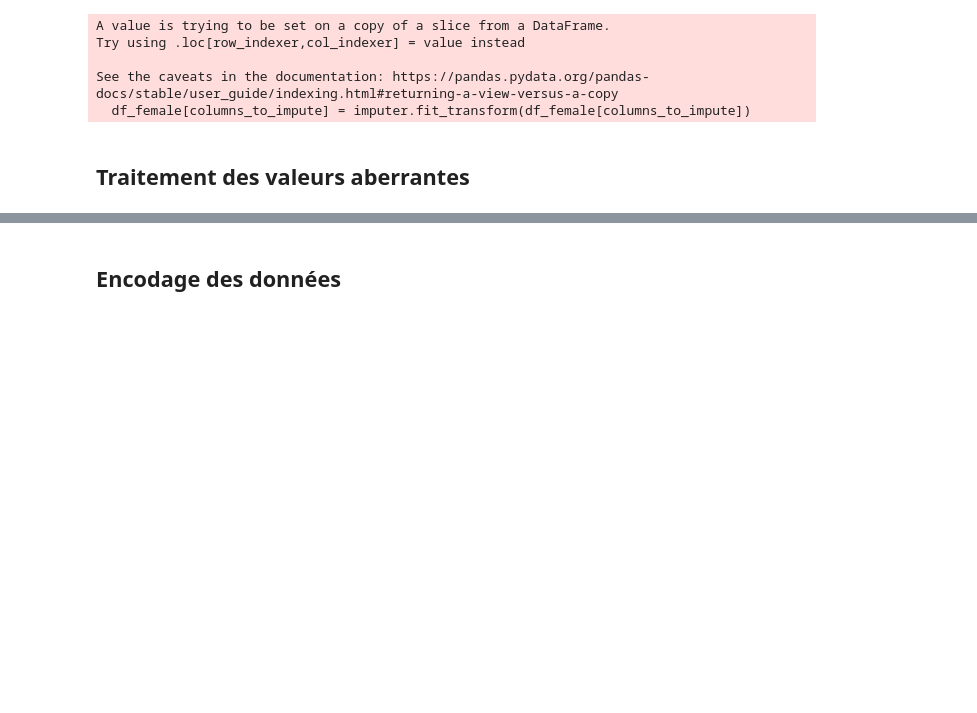
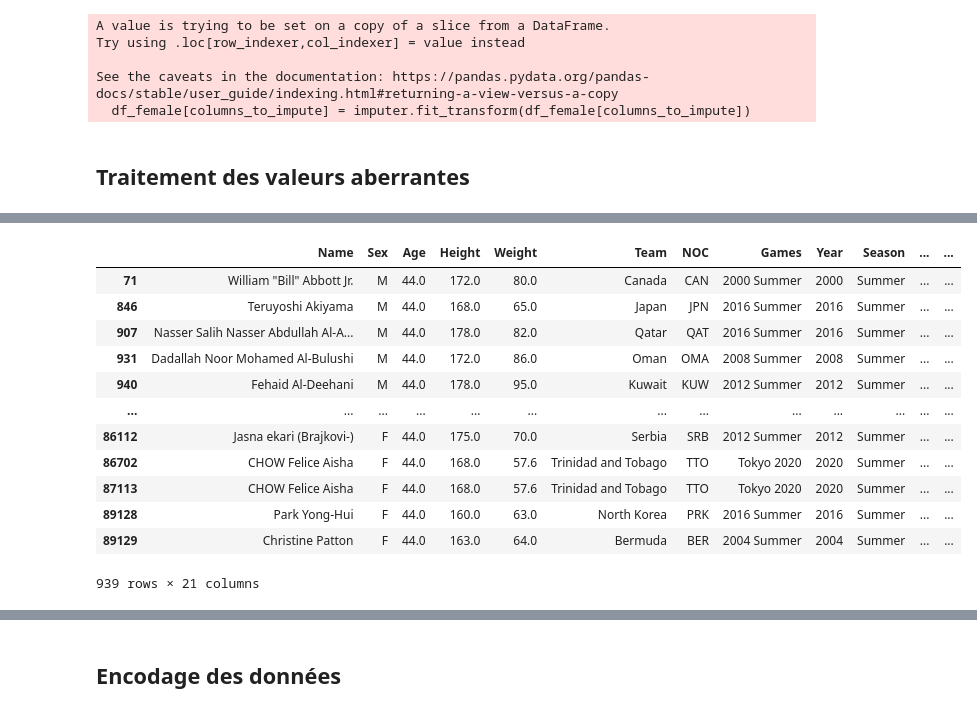
Before and after one commit to nastoo/tp-methodes-pour-analytique, a Jupyter notebook: Projet.ipynb, the cells around one changed output, grey strips where cells are left out. Cells and saved outputs as stored; diff of their text form; code cells hidden in the pictures; blank space fills up the shorter version.

```diff
--- a/Projet.ipynb
+++ b/Projet.ipynb
@@ -872,0 +931,11 @@ In [164] used 3.0 MiB RAM in 0.11s (system mean cpu 18%, single max cpu 100%), p
+# %%
+higher = quant_df.loc[high,'Age']
+higher
+
+def func(x):
+    if x >= higher:
+        return higher
+    else:
+        return x
+
+df_complete['Age'] = df_complete['Age'].apply(func)
@@ -872,0 +944,11 @@ In [164] used 3.0 MiB RAM in 0.11s (system mean cpu 18%, single max cpu 100%), p
+# %%
+higher = quant_df.loc[high,'Height']
+higher
+
+def func(x):
+    if x >= higher:
+        return higher
+    else:
+        return x
+
+df_complete['Height'] = df_complete['Height'].apply(func)
@@ -872,0 +957,11 @@ In [164] used 3.0 MiB RAM in 0.11s (system mean cpu 18%, single max cpu 100%), p
+# %%
+higher = quant_df.loc[high,'Weight']
+higher
+
+def func(x):
+    if x >= higher:
+        return higher
+    else:
+        return x
+
+df_complete['Weight'] = df_complete['Weight'].apply(func)
@@ -872,0 +970,18 @@ In [164] used 3.0 MiB RAM in 0.11s (system mean cpu 18%, single max cpu 100%), p
+# %%
+# On vérifie que pour les valeurs les plus hautes, on a bien modifié la valeur
+
+df_complete[df_complete['Age'].ge(quant_df.loc[high,'Age'])]
+# %% [output]
+|  | Name | Sex | Age | Height | Weight | Team | NOC | Games | Year | Season | ... | ... |
+| 71 | William "Bill" Abbott Jr. | M | 44.0 | 172.0 | 80.0 | Canada | CAN | 2000 Summer | 2000 | Summer | ... | ... |
+| 846 | Teruyoshi Akiyama | M | 44.0 | 168.0 | 65.0 | Japan | JPN | 2016 Summer | 2016 | Summer | ... | ... |
+| 907 | Nasser Salih Nasser Abdullah Al-A... | M | 44.0 | 178.0 | 82.0 | Qatar | QAT | 2016 Summer | 2016 | Summer | ... | ... |
+| 931 | Dadallah Noor Mohamed Al-Bulushi | M | 44.0 | 172.0 | 86.0 | Oman | OMA | 2008 Summer | 2008 | Summer | ... | ... |
+| 940 | Fehaid Al-Deehani | M | 44.0 | 178.0 | 95.0 | Kuwait | KUW | 2012 Summer | 2012 | Summer | ... | ... |
+| ... | ... | ... | ... | ... | ... | ... | ... | ... | ... | ... | ... | ... |
+| 86112 | Jasna ekari (Brajkovi-) | F | 44.0 | 175.0 | 70.0 | Serbia | SRB | 2012 Summer | 2012 | Summer | ... | ... |
+| 86702 | CHOW Felice Aisha | F | 44.0 | 168.0 | 57.6 | Trinidad and Tobago | TTO | Tokyo 2020 | 2020 | Summer | ... | ... |
+| 87113 | CHOW Felice Aisha | F | 44.0 | 168.0 | 57.6 | Trinidad and Tobago | TTO | Tokyo 2020 | 2020 | Summer | ... | ... |
+| 89128 | Park Yong-Hui | F | 44.0 | 160.0 | 63.0 | North Korea | PRK | 2016 Summer | 2016 | Summer | ... | ... |
+| 89129 | Christine Patton | F | 44.0 | 163.0 | 64.0 | Bermuda | BER | 2004 Summer | 2004 | Summer | ... | ... |
+939 rows × 21 columns
```
Also changed, not shown: parts of 87 cells of this notebook.
